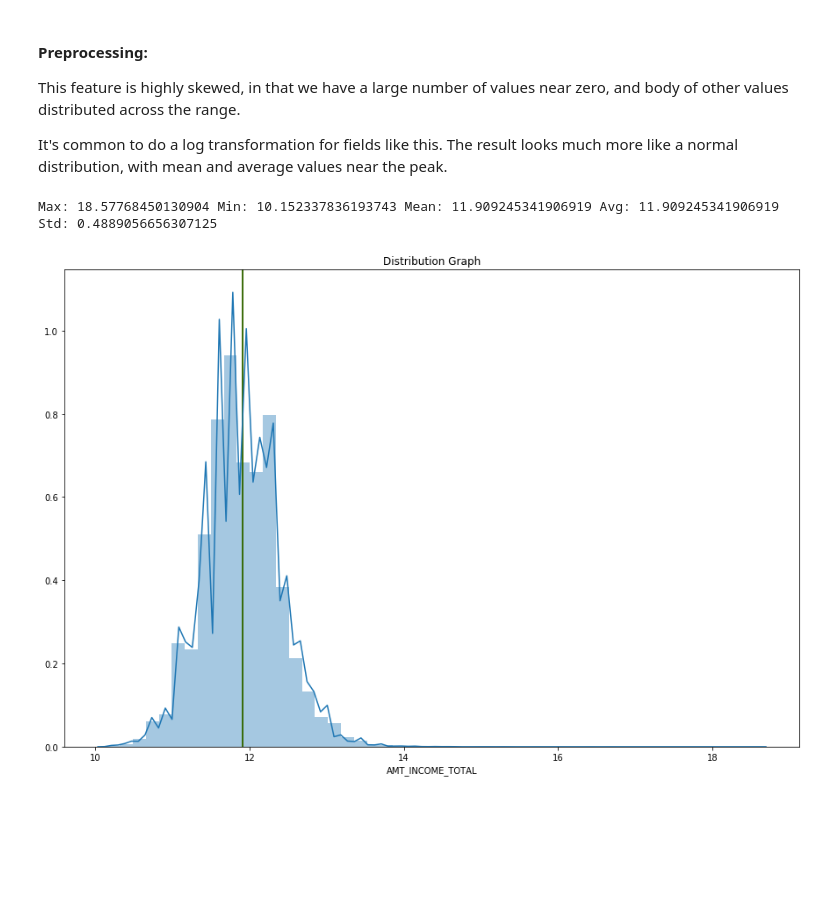
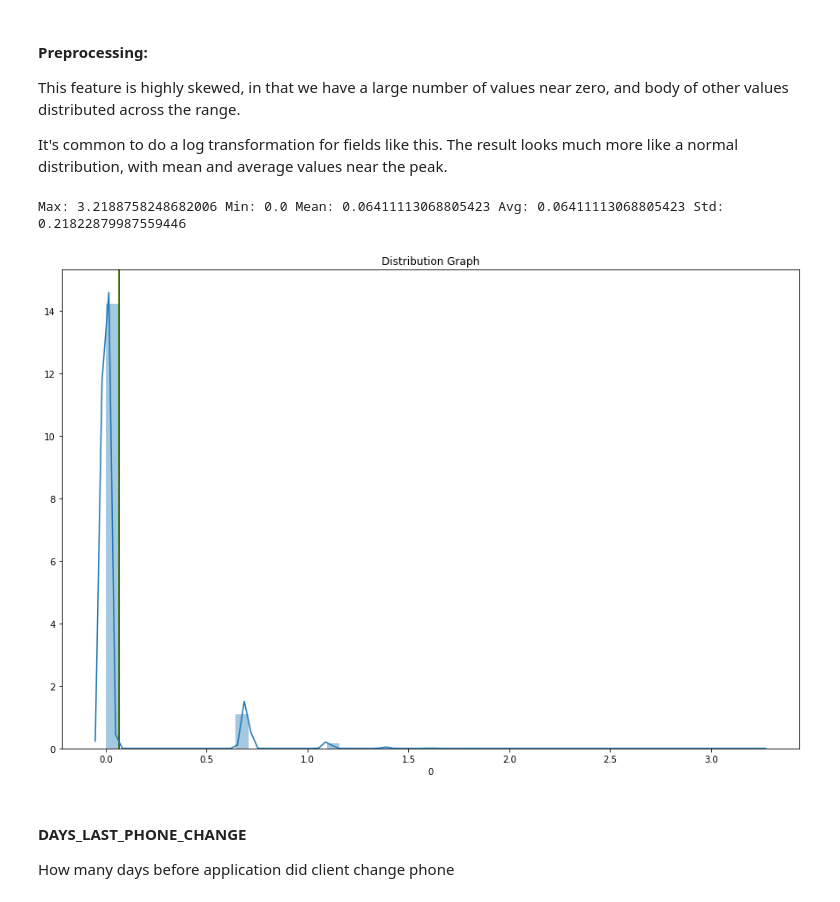
Before and after one commit to clarkje/machine-learning, a Jupyter notebook: projects/capstone/Data Exploration - Application Data.ipynb, the cells around one changed output. Cells and saved outputs as stored; diff of their text form; code cells hidden in the pictures; blank space fills up the shorter version.

```diff
--- a/projects/capstone/Data Exploration - Application Data.ipynb
+++ b/projects/capstone/Data Exploration - Application Data.ipynb
@@ -71,7 +71,7 @@ def explore_non_numeric(field, showDetails=True):
 # %%
 # Visualize the contents of a numeric column
 
-def explore_numeric(field, showUnique=False, graphType="dist", bins=20):
+def explore_numeric(field, showUnique=False, graphType="dist", bins=20, showMeanLines=True):
     mean = np.mean(field)
     avg = np.average(field)
 
@@ -100,8 +100,9 @@ def explore_numeric(field, showUnique=False, graphType="dist", bins=20):
     # Examine distribution
     plt.figure(figsize=(15,10))
     plt.title("Distribution Graph")
-    plt.axvline(avg, color="red")    # Plot the average
-    plt.axvline(mean, color="green") # Plot the mean
+    if (showMeanLines):
+        plt.axvline(avg, color="red")    # Plot the average
+        plt.axvline(mean, color="green") # Plot the mean
 
     if (graphType == "hist"):
         sns.distplot(field,bins=bins)
@@ -510,9 +511,9 @@ numeric_features.append(['DAYS_ID_PUBLISH'])
 Age of client's car
 # %%
 own_car_age = application_train['OWN_CAR_AGE']
-own_car_age_numeric = np.nan_to_num(application_train['OWN_CAR_AGE'])
+own_car_age_numere6ric = np.nan_to_num(application_train['OWN_CAR_AGE'])
 own_car_age_numeric = pd.DataFrame(data=own_car_age_numeric)
-explore_numeric(own_car_age_numeric)
+explore_numeric(own_car_age_numeric, showMeanLines=False)
 # %% [output]
 Max: 0    91.0
 dtype: float64 Min: 0    0.0
@@ -1060,18 +1083,26 @@ This feature is highly skewed, in that we have a large number of values near zer
 
 It's common to do a log transformation for fields like this. The result looks much more like a normal distribution, with mean and average values near the peak.
 # %%
-def_60 = application_train['DEF_60_CNT_SOCIAL_CIRCLE']
-def_60_transformed = income_total.apply(lambda x: np.log(x + 1))
+# We need it to be a DataFrame column
+def_60 = pd.DataFrame(data=def_60)
+
+# Select the column in the DataFrame with the actual data
+def_60 = def_60[0]
+
+def_60_transformed = def_60.apply(lambda x: np.log(x + 1))
 
 #visualize the new distribution
 explore_numeric(def_60_transformed)
 
 # Swap the normalized data with the original field
 application_train['DEF_60_CNT_SOCIAL_CIRCLE_TRANSFORMED'] = income_total_transformed
 result = application_train.drop('DEF_60_CNT_SOCIAL_CIRCLE',axis=1)
 
 # Add to our list of numeric features so that we scale the values appropriately later
 numeric_features.append('DEF_60_CNT_SOCIAL_CIRCLE_TRANSFORMED')
 # %% [output]
-Max: 18.57768450130904 Min: 10.152337836193743 Mean: 11.909245341906919 Avg: 11.909245341906919 Std: 0.4889056656307125
+Max: 3.2188758248682006 Min: 0.0 Mean: 0.06411113068805423 Avg: 0.06411113068805423 Std: 0.21822879987559446
-[figure, old version]
+[figure, new version]
+# %% [markdown]
+#### DAYS_LAST_PHONE_CHANGE
+How many days before application did client change phone
```
Also changed, not shown: parts of 39 cells of this notebook.
